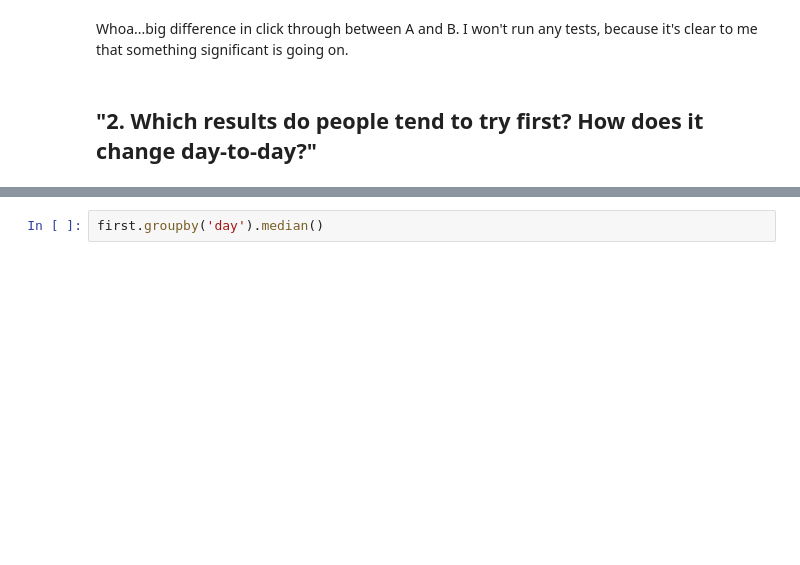
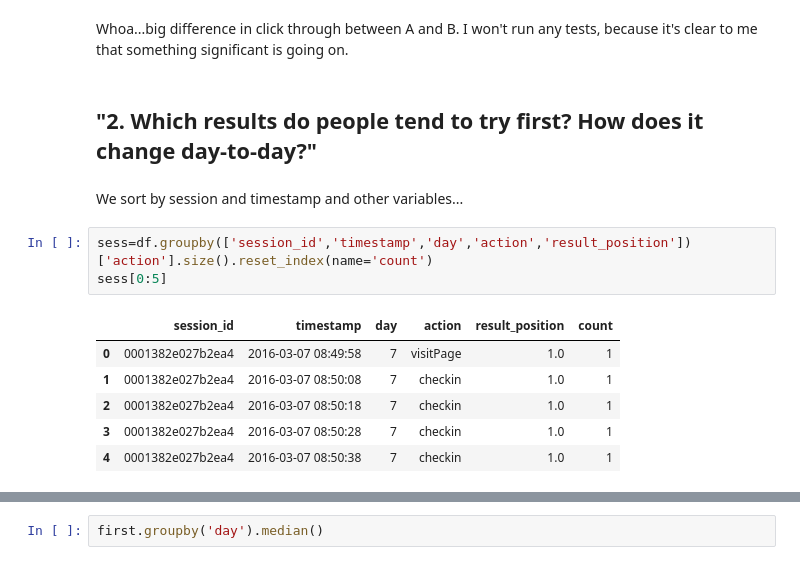
Before and after one commit to wnowak10/wikimedia, a Jupyter notebook: wiki.ipynb, the cells around one changed output, grey strips where cells are left out. Drawn from its saved outputs; the diff is of its cells as text; blank space fills up the shorter version.

```diff
--- a/wiki.ipynb
+++ b/wiki.ipynb
@@ -212,3 +218,15 @@ Group B CTR is 0.175
 Whoa...big difference in click through between A and B. I won't run any tests, because it's clear to me that something significant is going on.
 # %% [markdown]
 ## "2. Which results do people tend to try first? How does it change day-to-day?"
+# %% [markdown]
+We sort by session and timestamp and other variables...
+# %%
+sess=df.groupby(['session_id','timestamp','day','action','result_position'])['action'].size().reset_index(name='count')
+sess[0:5]
+# %% [output]
+|  | session_id | timestamp | day | action | result_position | count |
+| 0 | 0001382e027b2ea4 | 2016-03-07 08:49:58 | 7 | visitPage | 1.0 | 1 |
+| 1 | 0001382e027b2ea4 | 2016-03-07 08:50:08 | 7 | checkin | 1.0 | 1 |
+| 2 | 0001382e027b2ea4 | 2016-03-07 08:50:18 | 7 | checkin | 1.0 | 1 |
+| 3 | 0001382e027b2ea4 | 2016-03-07 08:50:28 | 7 | checkin | 1.0 | 1 |
+| 4 | 0001382e027b2ea4 | 2016-03-07 08:50:38 | 7 | checkin | 1.0 | 1 |
```
Also changed, not shown: parts of 19 cells of this notebook.
